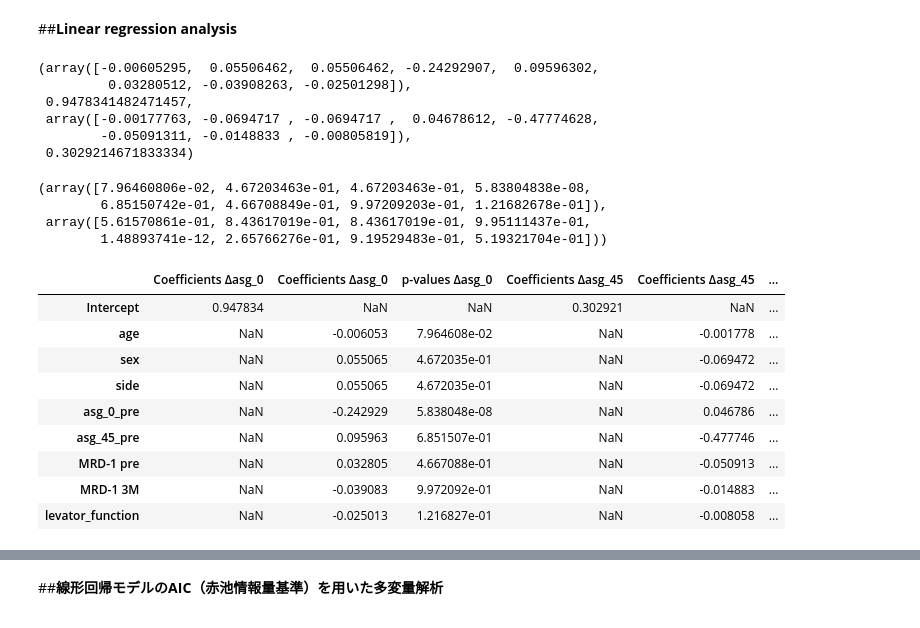
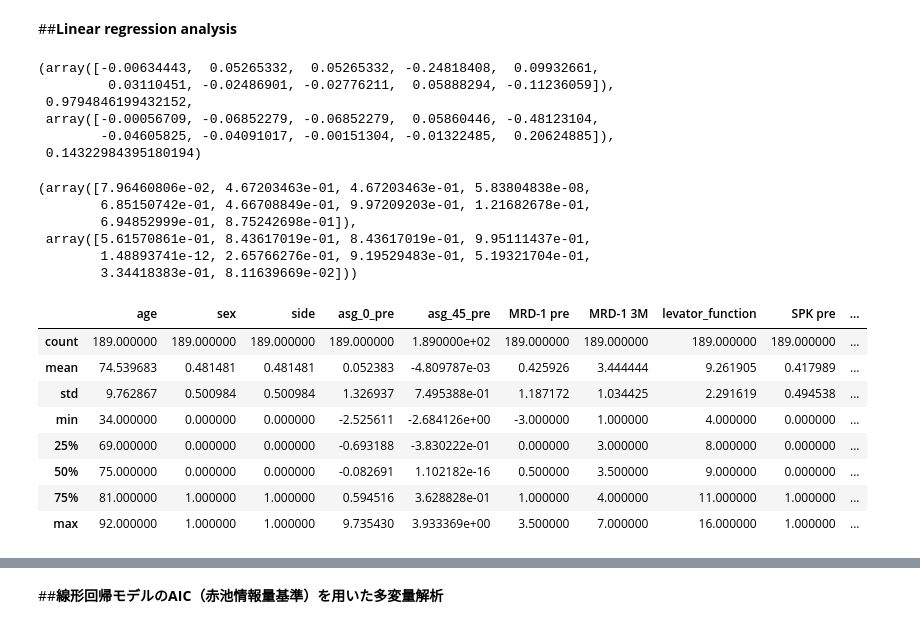
Before and after one commit to ykitaguchi77/statistics_for_articles, a Jupyter notebook: Refractive_change_blepharoptosis_surgery.ipynb, the cells around one changed output, grey strips where cells are left out. Cells and saved outputs as stored; diff of their text form; code cells hidden in the pictures.

```diff
--- a/Refractive_change_blepharoptosis_surgery.ipynb
+++ b/Refractive_change_blepharoptosis_surgery.ipynb
@@ -203,7 +221,7 @@ from sklearn.linear_model import LinearRegression
 import numpy as np
 
 # Prepare the dataset for linear regression analysis
-features = data[['age', 'sex', 'side', 'asg_0_pre', 'asg_45_pre', 'MRD-1 pre', 'MRD-1 3M', 'levator_function']].dropna()
+features = data[['age', 'sex', 'side', 'asg_0_pre', 'asg_45_pre', 'MRD-1 pre', 'MRD-1 3M', 'levator_function', 'SPK pre', 'SPK post']].dropna()
 #features = data[[ 'MRD-1 pre', 'MRD-1 3M']].dropna()
 
 target_delta_asg_0 = data.loc[features.index, 'Δasg_0']
@@ -224,12 +242,12 @@ intercept_delta_asg_45 = model_delta_asg_45.intercept_
 # Show the results
 coefficients_delta_asg_0, intercept_delta_asg_0, coefficients_delta_asg_45, intercept_delta_asg_45
 # %% [output]
-(array([-0.00605295,  0.05506462,  0.05506462, -0.24292907,  0.09596302,
-         0.03280512, -0.03908263, -0.02501298]),
- 0.9478341482471457,
- array([-0.00177763, -0.0694717 , -0.0694717 ,  0.04678612, -0.47774628,
-        -0.05091311, -0.0148833 , -0.00805819]),
- 0.3029214671833334)
+(array([-0.00634443,  0.05265332,  0.05265332, -0.24818408,  0.09932661,
+         0.03110451, -0.02486901, -0.02776211,  0.05888294, -0.11236059]),
+ 0.9794846199432152,
+ array([-0.00056709, -0.06852279, -0.06852279,  0.05860446, -0.48123104,
+        -0.04605825, -0.04091017, -0.00151304, -0.01322485,  0.20624885]),
+ 0.14322984395180194)
 # %%
 from sklearn.feature_selection import f_regression
 
@@ -240,9 +258,26 @@ p_values_delta_asg_45 = f_regression(features, target_delta_asg_45)[1]
 p_values_delta_asg_0, p_values_delta_asg_45
 # %% [output]
 (array([7.96460806e-02, 4.67203463e-01, 4.67203463e-01, 5.83804838e-08,
-        6.85150742e-01, 4.66708849e-01, 9.97209203e-01, 1.21682678e-01]),
+        6.85150742e-01, 4.66708849e-01, 9.97209203e-01, 1.21682678e-01,
+        6.94852999e-01, 8.75242698e-01]),
  array([5.61570861e-01, 8.43617019e-01, 8.43617019e-01, 9.95111437e-01,
-        1.48893741e-12, 2.65766276e-01, 9.19529483e-01, 5.19321704e-01]))
+        1.48893741e-12, 2.65766276e-01, 9.19529483e-01, 5.19321704e-01,
+        3.34418383e-01, 8.11639669e-02]))
+# %%
+# Summary of the columns that are present
+summary = features.describe()
+
+summary
+# %% [output]
+|  | age | sex | side | asg_0_pre | asg_45_pre | MRD-1 pre | MRD-1 3M | levator_function | SPK pre | ... |
+| count | 189.000000 | 189.000000 | 189.000000 | 189.000000 | 1.890000e+02 | 189.000000 | 189.000000 | 189.000000 | 189.000000 | ... |
+| mean | 74.539683 | 0.481481 | 0.481481 | 0.052383 | -4.809787e-03 | 0.425926 | 3.444444 | 9.261905 | 0.417989 | ... |
+| std | 9.762867 | 0.500984 | 0.500984 | 1.326937 | 7.495388e-01 | 1.187172 | 1.034425 | 2.291619 | 0.494538 | ... |
+| min | 34.000000 | 0.000000 | 0.000000 | -2.525611 | -2.684126e+00 | -3.000000 | 1.000000 | 4.000000 | 0.000000 | ... |
+| 25% | 69.000000 | 0.000000 | 0.000000 | -0.693188 | -3.830222e-01 | 0.000000 | 3.000000 | 8.000000 | 0.000000 | ... |
+| 50% | 75.000000 | 0.000000 | 0.000000 | -0.082691 | 1.102182e-16 | 0.500000 | 3.500000 | 9.000000 | 0.000000 | ... |
+| 75% | 81.000000 | 1.000000 | 1.000000 | 0.594516 | 3.628828e-01 | 1.000000 | 4.000000 | 11.000000 | 1.000000 | ... |
+| max | 92.000000 | 1.000000 | 1.000000 | 9.735430 | 3.933369e+00 | 3.500000 | 7.000000 | 16.000000 | 1.000000 | ... |
 # %%
 import pandas as pd
 
@@ -265,17 +300,6 @@ results_delta_asg_45 = pd.concat([intercept_delta_asg_45, coeffs_delta_asg_45, p
 # Combine results into one DataFrame for easy display
 results = pd.concat([results_delta_asg_0, results_delta_asg_45], axis=1)
 results
-# %% [output]
-|  | Coefficients Δasg_0 | Coefficients Δasg_0 | p-values Δasg_0 | Coefficients Δasg_45 | Coefficients Δasg_45 | ... |
-| Intercept | 0.947834 | NaN | NaN | 0.302921 | NaN | ... |
-| age | NaN | -0.006053 | 7.964608e-02 | NaN | -0.001778 | ... |
-| sex | NaN | 0.055065 | 4.672035e-01 | NaN | -0.069472 | ... |
-| side | NaN | 0.055065 | 4.672035e-01 | NaN | -0.069472 | ... |
-| asg_0_pre | NaN | -0.242929 | 5.838048e-08 | NaN | 0.046786 | ... |
-| asg_45_pre | NaN | 0.095963 | 6.851507e-01 | NaN | -0.477746 | ... |
-| MRD-1 pre | NaN | 0.032805 | 4.667088e-01 | NaN | -0.050913 | ... |
-| MRD-1 3M | NaN | -0.039083 | 9.972092e-01 | NaN | -0.014883 | ... |
-| levator_function | NaN | -0.025013 | 1.216827e-01 | NaN | -0.008058 | ... |
 # %%
 # Formatting the DataFrame to display p-values with decimal points
 results_formatted = results.copy()
```
Also changed, not shown: parts of 7 cells of this notebook.
